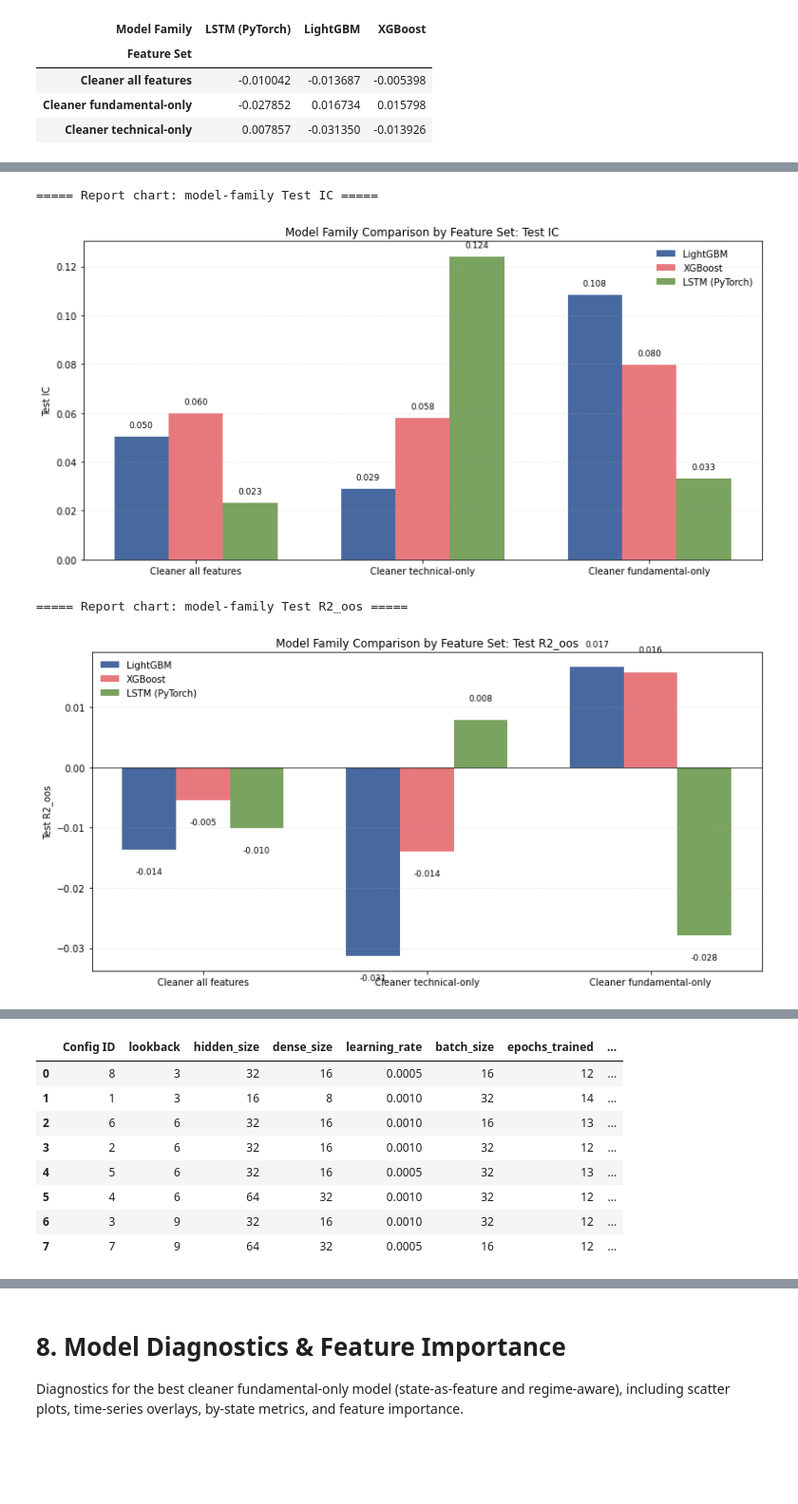
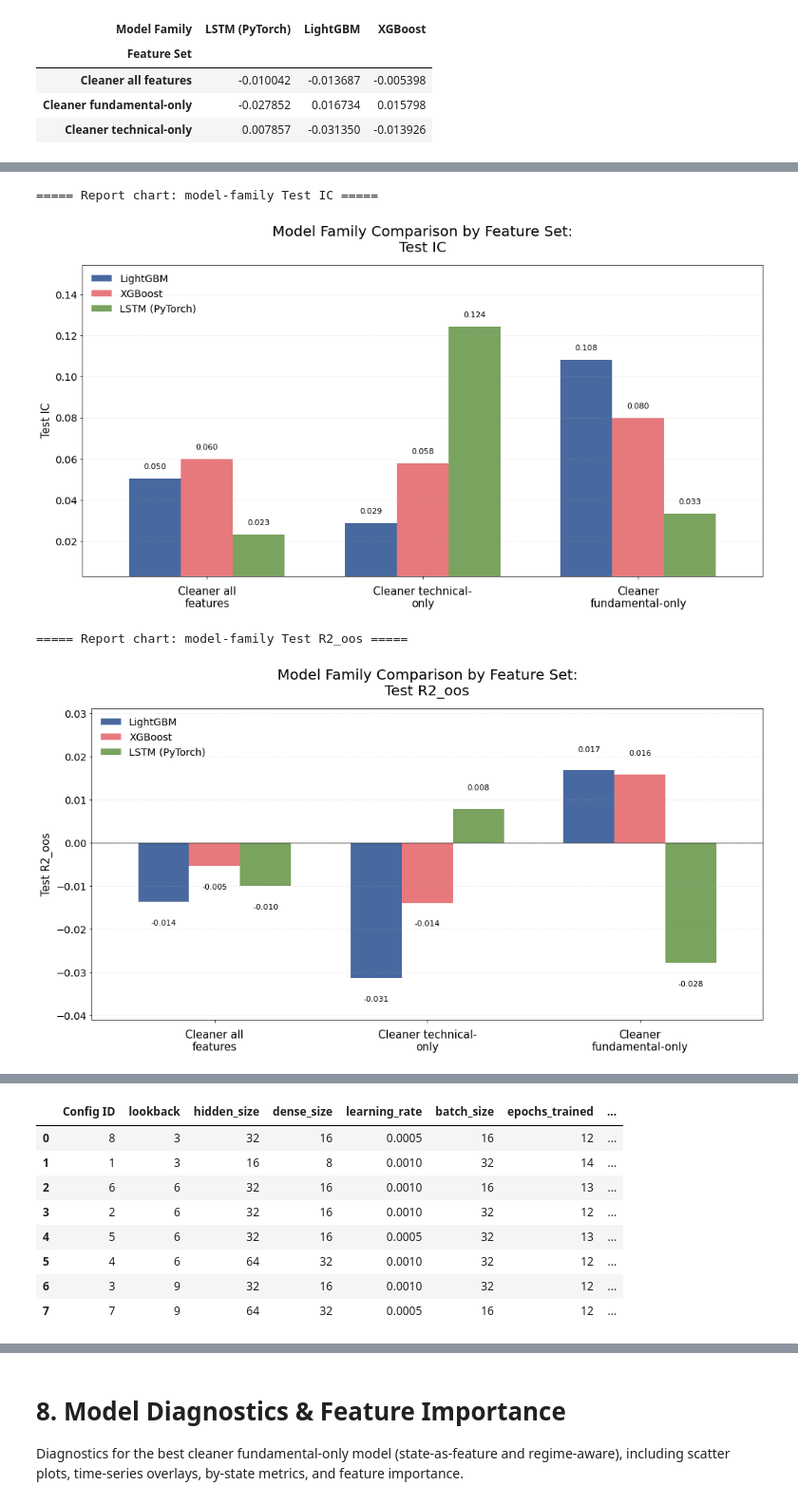
Before and after one commit to wtwwgegric/SDSC4009_prj, a Jupyter notebook: grp_project_1_v2.ipynb, the cells around one changed output, grey strips where cells are left out. Shown at 95% size. Drawn from its saved outputs; the diff is of its cells as text; code cells hidden in the pictures; blank space fills up the shorter version.

```diff
--- a/grp_project_1_v2.ipynb
+++ b/grp_project_1_v2.ipynb
@@ -236,17 +236,20 @@ print(state_means)
 print('\nState distribution:')
 print(features['state'].value_counts())
 
+idx = pd.to_datetime(returns.index)
 # Visualization
-fig, ax = plt.subplots(2, 1, figsize=(14, 8))
-ax[0].plot(returns.index, returns, label='Returns', alpha=0.5)
+fig, ax = plt.subplots(2, 1, figsize=(14, 10))
+ax[0].plot(idx, returns, label='Returns', alpha=0.5)
+ax[0].set_title('Regime State & Returns')
+ax[0].set_xlabel('Index')
 ax[0].set_ylabel('Log Return')
-ax[1].plot(features.index, features['vix'], label='VIX', color='orange')
+ax[1].plot(pd.to_datetime(features.index), features['vix'], label='VIX', color='orange')
 ax[1].set_ylabel('VIX')
 
 for state in [0, 1]:
     mask = features['state'] == state
-    ax[0].fill_between(features.index, -0.1, 0.1, where=mask, alpha=0.2, label=f'State {state}')
-    ax[1].fill_between(features.index, 0, 60, where=mask, alpha=0.2)
+    ax[0].fill_between(pd.to_datetime(features.index), -0.1, 0.1, where=mask, alpha=0.2, label=f'State {state}')
+    ax[1].fill_between(pd.to_datetime(features.index), 0, 60, where=mask, alpha=0.2)
 
 ax[0].legend()
 ax[1].legend()
@@ -1209,25 +1242,59 @@ def plot_grouped_metric_bars(comparison_df, metric_col, title, ylabel, model_ord
 
     x = np.arange(len(report_feature_order))
     width = 0.24
-    fig, ax = plt.subplots(figsize=(11, 5.5))
+    fig, ax = plt.subplots(figsize=(14, 7.5), constrained_layout=True)
+
+    wrapped_feature_labels = [fill(label, width=18) for label in report_feature_order]
+    value_columns = []
+
     for idx, model_family in enumerate(model_order):
         family_df = plot_df[plot_df['Model Family'] == model_family]
         values = []
         for feature_set in report_feature_order:
             subset = family_df[family_df['Feature Set'] == feature_set]
             values.append(subset[metric_col].iloc[0] if not subset.empty else np.nan)
+        value_columns.extend([value for value in values if pd.notna(value)])
+
         positions = x + (idx - (len(model_order) - 1) / 2) * width
-        bars = ax.bar(positions, values, width=width, label=model_family, color=palette.get(model_family, '#888888'), alpha=0.9)
+        bars = ax.bar(
+            positions,
+            values,
+            width=width,
+            label=fill(str(model_family), width=18),
+            color=palette.get(model_family, '#888888'),
+            alpha=0.9
+        )
         for bar, value in zip(bars, values):
             if pd.notna(value):
-                text_offset = 0.003 if value >= 0 else -0.003
+                text_offset = 0.004 if value >= 0 else -0.004
                 va = 'bottom' if value >= 0 else 'top'
-                ax.text(bar.get_x() + bar.get_width() / 2, value + text_offset, f'{value:.3f}', ha='center', va=va, fontsize=9)
+                ax.text(
+                    bar.get_x() + bar.get_width() / 2,
+                    value + text_offset,
+                    f'{value:.3f}',
+                    ha='center',
+                    va=va,
+                    fontsize=11,
+                    clip_on=False
+                )
+
+    if value_columns:
+        value_min = min(value_columns)
+        value_max = max(value_columns)
+        value_span = max(value_max - value_min, 0.02)
+        ax.set_ylim(value_min - 0.2 * value_span, value_max + 0.3 * value_span)
+
     ax.axhline(0, color='black', linewidth=1, alpha=0.7)
-    ax.set_xticks(x); ax.set_xticklabels(report_feature_order, rotation=0)
-    ax.set_ylabel(ylabel); ax.set_title(title)
-    ax.legend(frameon=False); ax.grid(axis='y', alpha=0.25, linestyle='--')
-    plt.tight_layout(); plt.show()
+    ax.set_xticks(x)
+    ax.set_xticklabels(wrapped_feature_labels, fontsize=15)
+    ax.set_ylabel(ylabel, fontsize=15)
+    ax.set_title(fill(title, width=42), fontsize=20, pad=18)
+    ax.tick_params(axis='y', labelsize=14)
+    ax.tick_params(axis='x', pad=10)
+    ax.legend(frameon=False, fontsize=14, loc='upper left')
+    ax.grid(axis='y', alpha=0.25, linestyle='--')
+    ax.margins(x=0.08)
+    plt.show()
 
 print('===== Report chart: model-family Test IC =====')
 plot_grouped_metric_bars(model_family_comparison, 'Test IC', 'Model Family Comparison by Feature Set: Test IC', 'Test IC', report_family_order, report_palette)
@@ -1417,36 +1484,36 @@ def run_xgboost_state_feature_with_cv(train_panel, test_panel, raw_feature_cols,
 
 print('\n===== XGBoost design comparison: state as feature vs regime-aware =====')
 xgboost_design_rows = []
 for feature_set_label, raw_cols in feature_set_configs.items():
     print(f'\n----- {feature_set_label}: state as feature -----')
     xgboost_design_rows.append(run_xgboost_state_feature_with_cv(monthly_clean_train_cs, monthly_clean_test_cs, raw_cols, feature_set_label))
     print(f'\n----- {feature_set_label}: regime-aware -----')
     xgboost_design_rows.append(run_xgboost_regime_aware_comparison(monthly_clean_train_cs, monthly_clean_test_cs, raw_cols, feature_set_label))
 
 xgboost_design_comparison = pd.DataFrame(xgboost_design_rows).sort_values(['Feature Set', 'Model Design']).reset_index(drop=True)
 print('\nFull XGBoost design comparison:')
 display(xgboost_design_comparison)
 
 xgb_design_palette = {'XGBoost (state as feature)': '#e56b6f', 'XGBoost (regime-aware)': '#8d5a97'}
 
 print('===== Report chart: XGBoost design comparison Test IC =====')
 plot_grouped_metric_bars(
     xgboost_design_comparison.rename(columns={'Model Design': 'Model Family'}),
     'Test IC', 'XGBoost Design Comparison by Feature Set: Test IC', 'Test IC',
     ['XGBoost (state as feature)', 'XGBoost (regime-aware)'], xgb_design_palette
 )
 
 print('===== Report chart: XGBoost design comparison Test R2_oos =====')
 plot_grouped_metric_bars(
     xgboost_design_comparison.rename(columns={'Model Design': 'Model Family'}),
     'Test R2_oos', 'XGBoost Design Comparison by Feature Set: Test R2_oos', 'Test R2_oos',
     ['XGBoost (state as feature)', 'XGBoost (regime-aware)'], xgb_design_palette
 )
 # %% [output]
 ===== Report chart: model-family Test IC =====
-[figure, old version]
+[figure, new version]
 ===== Report chart: model-family Test R2_oos =====
-[figure, old version]
+[figure, new version]
 ===== Cleaner technical-only LSTM tuning =====
 Tuning split: 94 train months, 12 validation months.
 Config 1: lookback=3, hidden=16, lr=0.001, batch=32 -> Val IC = 0.0266, Val R2_oos = -0.0173, epochs = 14
```
Also changed, not shown: parts of 8 cells of this notebook, 13 other files.
